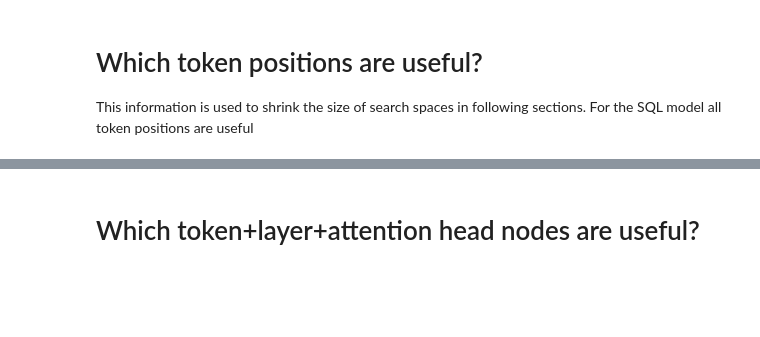
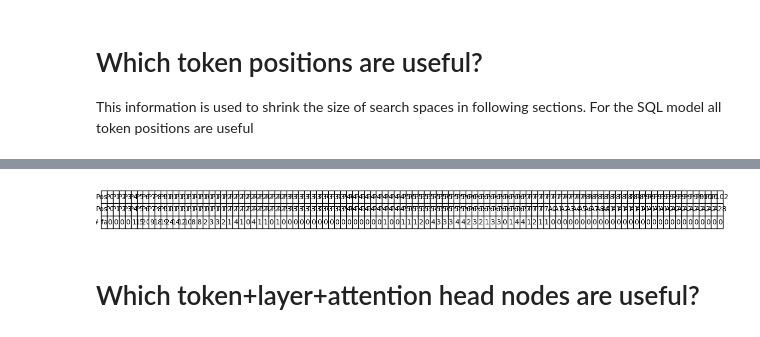
Before and after one commit to withmartian/TinySQL, a Jupyter notebook: notebooks/tinysql_m1_useful_nodes.ipynb, the cells around one changed output, grey strips where cells are left out. Cells and saved outputs as stored; diff of their text form; code cells hidden in the pictures; blank space fills up the shorter version.

Commit message:
useful nodes v5

```diff
--- a/notebooks/tinysql_m1_useful_nodes.ipynb
+++ b/notebooks/tinysql_m1_useful_nodes.ipynb
@@ -189,8 +223,9 @@ def get_experiment_list(examples, by_attention_head):
             for layer_idx in range(N_LAYERS):
                 for head_idx in range(N_HEADS):
                     for token_idx in range(num_tokens):
-                        exp_prompt_tokens = max(num_prompt_tokens, token_idx)
+                        exp_prompt_tokens = max(num_prompt_tokens, token_idx+1)
                         exp_num_generate = num_tokens - exp_prompt_tokens
+
                         assert num_tokens == exp_prompt_tokens + exp_num_generate
 
                         run_list.append([layer_idx, head_idx, token_idx, all_tokens, exp_prompt_tokens, exp_num_generate])
@@ -253,10 +285,6 @@ g_max_tokens, g_token_fail_results, g_token_failure_rate = run_token_experiments
 # %%
-if all_token_positions_useful:
-    for token_idx in range(g_max_tokens):
+print( "Useful token positions:" )
+for token_idx in range(len(g_token_failure_rate)):
+    if g_token_failure_rate[token_idx] > 0 :
         cfg.add_useful_position(token_idx)
-else:
-    print( "Useful token positions:" )
-    for token_idx in range(len(g_token_failure_rate)):
-        if g_token_failure_rate[token_idx] > 0 :
-            cfg.add_useful_position(token_idx)
-            print( "Position:", token_idx, "% Fails:", g_token_failure_rate[token_idx], "# Fails:", g_token_fail_results[token_idx] )
+        print( "Position:", token_idx, "    % Fails:", g_token_failure_rate[token_idx], "    # Fails:", g_token_fail_results[token_idx] )
@@ -263,8 +309,9 @@ else:
 # %%
-if False:
-    cfg.calc_position_failures_map(g_token_fail_results.tolist())
-    qmi.save_plt_to_file(cfg=cfg, full_title="Failures When Position Ablated")
-    plt.show()
+cfg.calc_position_failures_map(g_token_fail_results.tolist())
+qmi.save_plt_to_file(cfg=cfg, full_title="Failures When Position Ablated")
+plt.show()
+# %% [output]
+[figure, added]
 # %% [markdown]
 # Which token+layer+attention head nodes are useful?
 # %%
```
Also changed, not shown: parts of 18 cells of this notebook, 1 other file.
